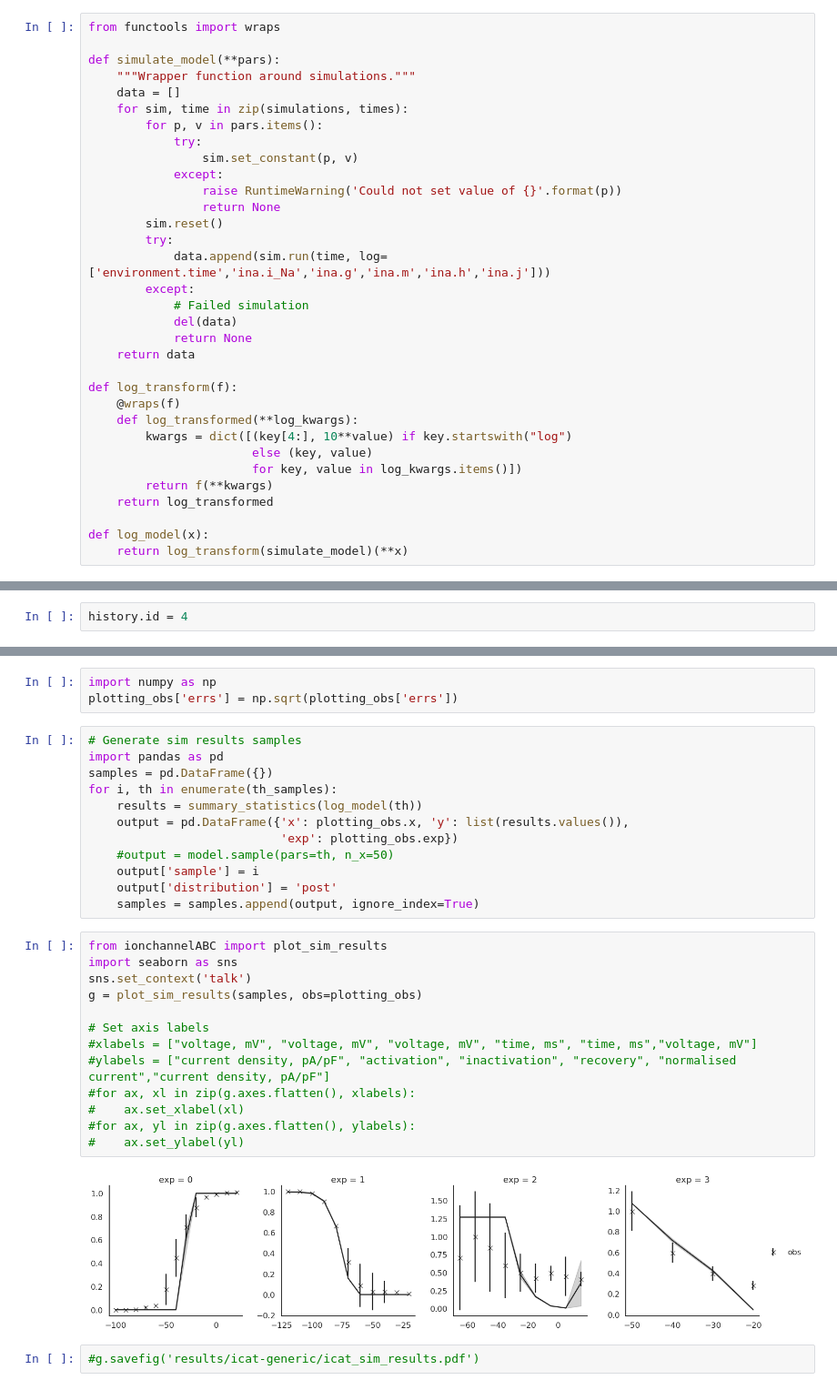
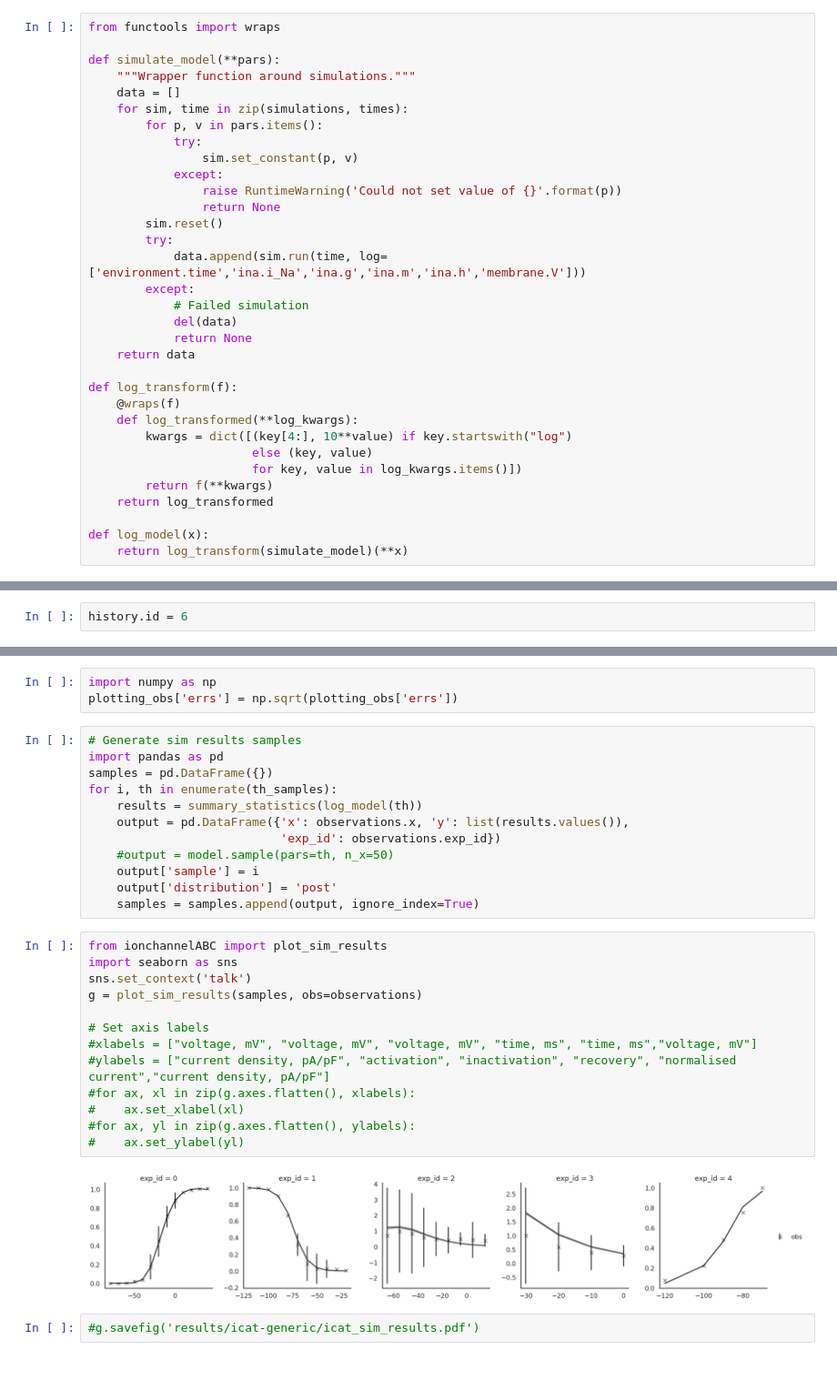
Before and after one commit to charleshouston/ion-channel-ABC, a Jupyter notebook: docs/examples/cm_ina_markov.ipynb, the cells around one changed output, grey strips where cells are left out. Shown at 91% size. Drawn from its saved outputs; the diff is of its cells as text.

```diff
--- a/docs/examples/cm_ina_markov.ipynb
+++ b/docs/examples/cm_ina_markov.ipynb
@@ -23,7 +23,7 @@ def simulate_model(**pars):
                 return None
         sim.reset()
         try:
-            data.append(sim.run(time, log=['environment.time','ina.i_Na','ina.g','ina.m','ina.h','ina.j']))
+            data.append(sim.run(time, log=['environment.time','ina.i_Na','ina.g','ina.m','ina.h','membrane.V']))
         except:
             # Failed simulation
             del(data)
@@ -156,5 +155,5 @@ history.all_runs()
 # %%
-history.id = 4
+history.id = 6
 # %%
 df, w = history.get_distribution(m=0)
 # %%
@@ -194,8 +193,8 @@ import pandas as pd
 samples = pd.DataFrame({})
 for i, th in enumerate(th_samples):
     results = summary_statistics(log_model(th))
-    output = pd.DataFrame({'x': plotting_obs.x, 'y': list(results.values()),
-                           'exp': plotting_obs.exp})
+    output = pd.DataFrame({'x': observations.x, 'y': list(results.values()),
+                           'exp_id': observations.exp_id})
     #output = model.sample(pars=th, n_x=50)
     output['sample'] = i
     output['distribution'] = 'post'
@@ -203,18 +202,18 @@ for i, th in enumerate(th_samples):
 # %%
 from ionchannelABC import plot_sim_results
 import seaborn as sns
 sns.set_context('talk')
-g = plot_sim_results(samples, obs=plotting_obs)
+g = plot_sim_results(samples, obs=observations)
 
 # Set axis labels
 #xlabels = ["voltage, mV", "voltage, mV", "voltage, mV", "time, ms", "time, ms","voltage, mV"]
 #ylabels = ["current density, pA/pF", "activation", "inactivation", "recovery", "normalised current","current density, pA/pF"]
 #for ax, xl in zip(g.axes.flatten(), xlabels):
 #    ax.set_xlabel(xl)
 #for ax, yl in zip(g.axes.flatten(), ylabels):
 #    ax.set_ylabel(yl)
 # %% [output]
-[figure, old version]
+[figure, new version]
 # %%
 #g.savefig('results/icat-generic/icat_sim_results.pdf')
 # %%
```
Also changed, not shown: parts of 10 cells of this notebook, 5 other files.
